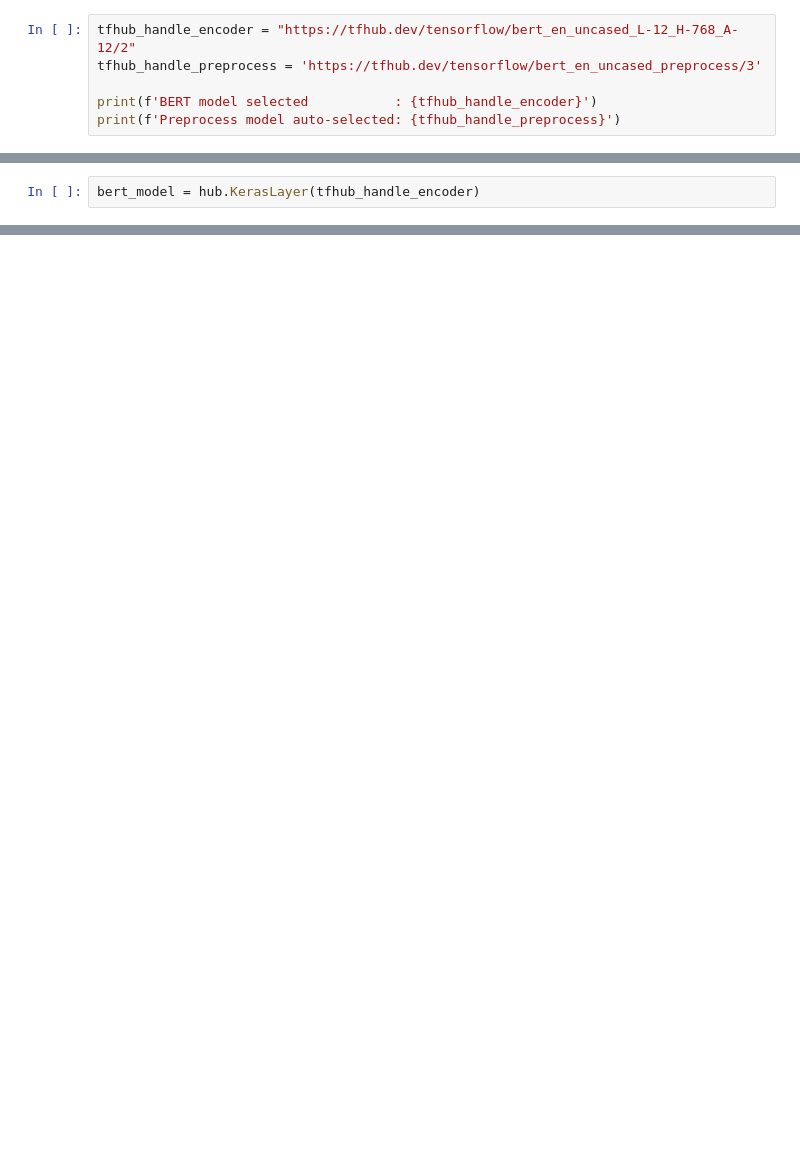
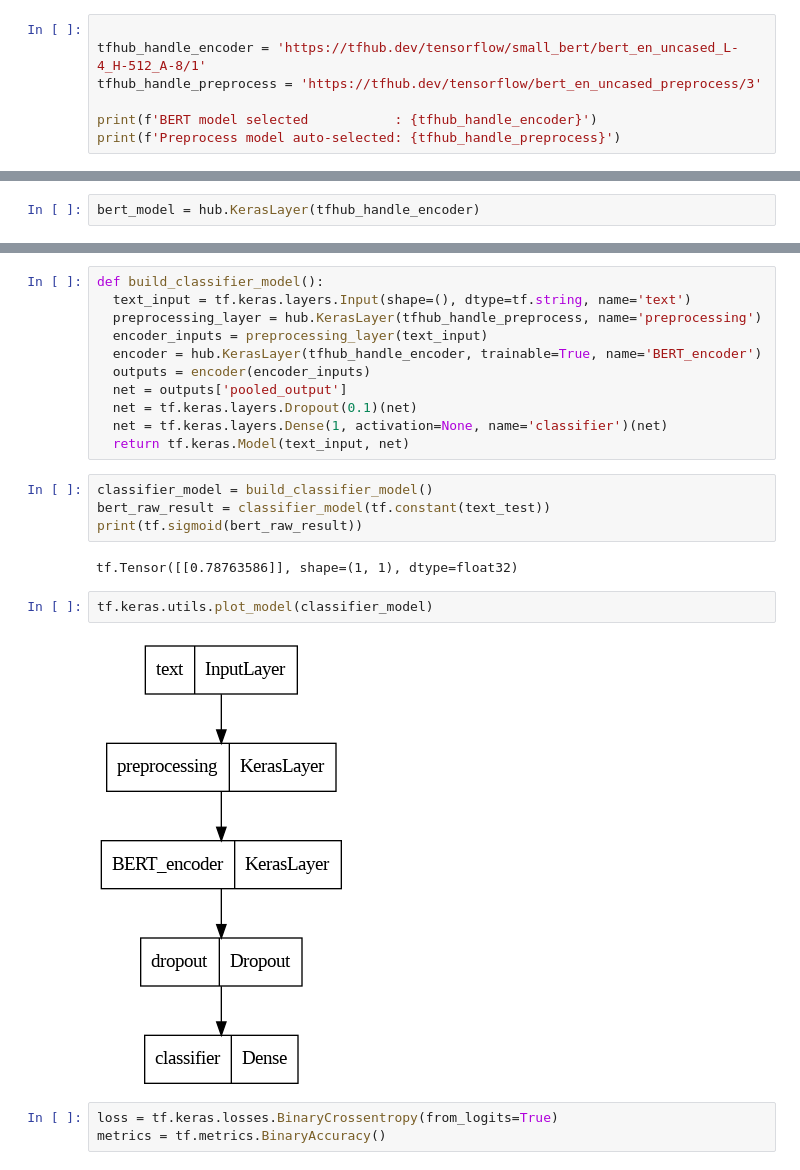
Before and after one commit to bajajraj/FI824AmazonReviewAnalysis, a Jupyter notebook: FI824FinalProject.ipynb, the cells around one changed output, grey strips where cells are left out. Cells and saved outputs as stored; diff of their text form; blank space fills up the shorter version.

```diff
--- a/FI824FinalProject.ipynb
+++ b/FI824FinalProject.ipynb
@@ -213,7 +231,8 @@ print("TensorFlow version: ", tf.__version__)
 # %% [output]
 TensorFlow version:  2.11.1
 # %%
-tfhub_handle_encoder = "https://tfhub.dev/tensorflow/bert_en_uncased_L-12_H-768_A-12/2"
+
+tfhub_handle_encoder = 'https://tfhub.dev/tensorflow/small_bert/bert_en_uncased_L-4_H-512_A-8/1'
 tfhub_handle_preprocess = 'https://tfhub.dev/tensorflow/bert_en_uncased_preprocess/3'
 
 print(f'BERT model selected           : {tfhub_handle_encoder}')
@@ -246,0 +289,24 @@ ValueError: ignored
+# %%
+def build_classifier_model():
+  text_input = tf.keras.layers.Input(shape=(), dtype=tf.string, name='text')
+  preprocessing_layer = hub.KerasLayer(tfhub_handle_preprocess, name='preprocessing')
+  encoder_inputs = preprocessing_layer(text_input)
+  encoder = hub.KerasLayer(tfhub_handle_encoder, trainable=True, name='BERT_encoder')
+  outputs = encoder(encoder_inputs)
+  net = outputs['pooled_output']
+  net = tf.keras.layers.Dropout(0.1)(net)
+  net = tf.keras.layers.Dense(1, activation=None, name='classifier')(net)
+  return tf.keras.Model(text_input, net)
+# %%
+classifier_model = build_classifier_model()
+bert_raw_result = classifier_model(tf.constant(text_test))
+print(tf.sigmoid(bert_raw_result))
+# %% [output]
+tf.Tensor([[0.78763586]], shape=(1, 1), dtype=float32)
+# %%
+tf.keras.utils.plot_model(classifier_model)
+# %% [output]
+[figure, added]
+# %%
+loss = tf.keras.losses.BinaryCrossentropy(from_logits=True)
+metrics = tf.metrics.BinaryAccuracy()
```
Also changed, not shown: parts of 18 cells of this notebook.
